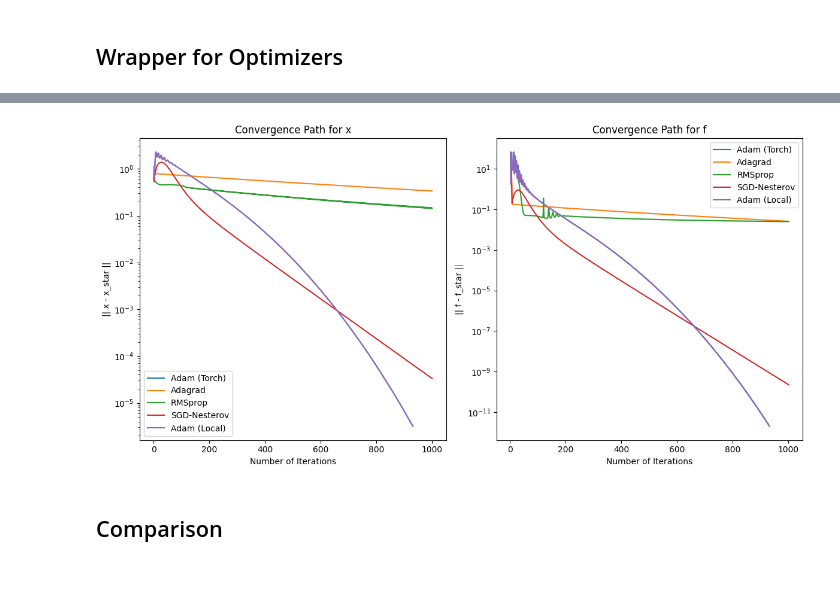
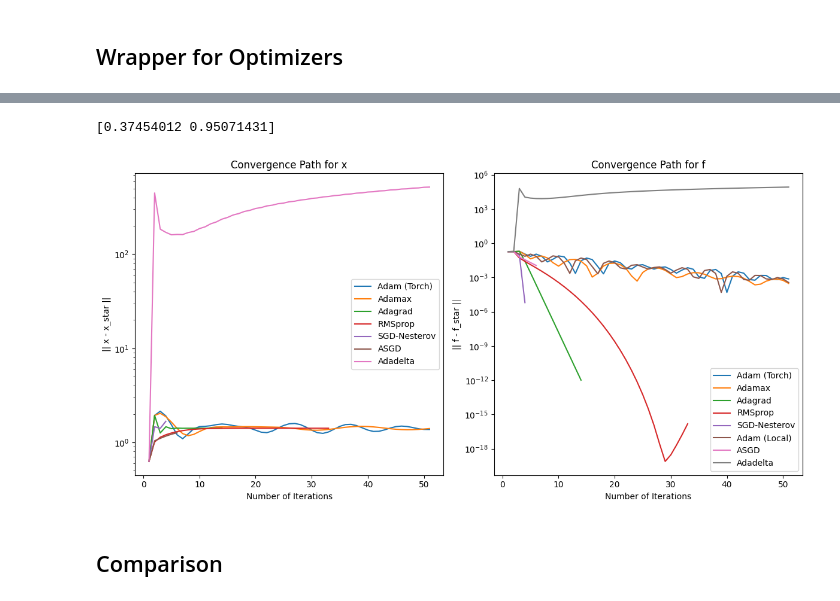
Before and after one commit to JulesBrable/AdvancedML, a Jupyter notebook: notebooks/algorithms.ipynb, the cells around one changed output, grey strips where cells are left out. Saved outputs shown, nothing was run; the diff lists cells and outputs as text; code cells hidden in the pictures.

Commit message:
update adam with pytorch and test functions

```diff
--- a/notebooks/algorithms.ipynb
+++ b/notebooks/algorithms.ipynb
@@ -477,12 +307,13 @@ best_params
 # %%
 from scipy.stats import zscore
-
-def plot_convergence(solutions, values, x_star, f_star, zscore_threshold=5):
+def plot_convergence(solutions, values, x_star, f_star, zscore_threshold=10):
     plt.figure(figsize=(12, 6))
 
     # Plotting || x - x_star ||
     plt.subplot(1, 2, 1)
     for optim_name in solutions.keys():
+        if "local" in optim_name.lower():
+            continue
         x_diff = np.linalg.norm(solutions[optim_name] - x_star, axis=1)
 
         # Remove outliers based on z-scores
@@ -494,41 +325,55 @@ def plot_convergence(solutions, values, x_star, f_star, zscore_threshold=5):
     plt.ylabel('|| x - x_star ||')
     plt.yscale('log')  # Use log scale for better visualization
     plt.legend()
     plt.title('Convergence Path for x')
 
     # Plotting || f - f_star ||
     plt.subplot(1, 2, 2)
     for optim_name in solutions.keys():
         f_diff = np.abs(values[optim_name] - f_star)
 
         # Remove outliers based on z-scores
         z_scores = zscore(f_diff)
         valid_indices = np.abs(z_scores) < zscore_threshold
         plt.plot(np.arange(1, len(f_diff) + 1)[valid_indices], f_diff[valid_indices], label=f"{optim_name}")
 
     plt.xlabel('Number of Iterations')
     plt.ylabel('|| f - f_star ||')
     plt.yscale('log')  # Use log scale for better visualization
     plt.legend()
     plt.title('Convergence Path for f')
 
     plt.tight_layout()  # Ensure proper layout
     plt.show()
 
-solutions, values = optimize_function(
+
+
+print(x_init)
+optimizers_config = {
+    "Adam (Torch)": (optim.Adam, {"lr": 1e0}),
+    "Adamax": (optim.Adamax, {"lr": 1e0}),
+    "Adagrad": (optim.Adagrad, {"lr": 1e0}),
+    "RMSprop": (optim.RMSprop, {"lr": 1e-1, "alpha": 0.9}),
+    "SGD-Nesterov": (optim.SGD, {"lr": 1e0, "nesterov": True, "momentum": 0.99, "dampening": 0}),
+    "Adam (Local)": (AdamOptimizer, {"lr": 1e0}),
+    "ASGD": (optim.ASGD, {"lr": 1e0}),
+    "Adadelta": (optim.Adadelta, {"lr": 1e5})
+}
+quadratic, quadratic_grad = mk_quad(0.5)
+solutions, values = optimize_with_multiple_optimizers(
     x_init=x_init,
-    loss_fn=rosenbrock_torch, f=rosen, f_grad=rosen_der,
-    adam_local_kw={"lr": 1.},
-    adam_torch_kw={"lr": 1.},
-    adagrad_kw={"lr": 1.},
-    rmsprop_kw={"lr": 1e-2, "alpha": 0.9},
-    sgd_nesterov_kw={"lr": 1e-3, "nesterov": True, "momentum": 0.95, "dampening": 0}
+    loss_fn=quadratic,
+    loss_grad=quadratic_grad,
+    optimizers_config=optimizers_config,
+    max_iter=50,
+    tol_grad=1e-15
 )
 x_star = np.array([1, 1])
 f_star = 0.0
 plot_convergence(solutions, values, x_star, f_star)
 # %% [output]
+[0.37454012 0.95071431]
-[figure, old version]
+[figure, new version]
 # %% [markdown]
 ## Comparison
 # %% [markdown]
```
Also changed, not shown: parts of 14 cells of this notebook, 4 other files.
